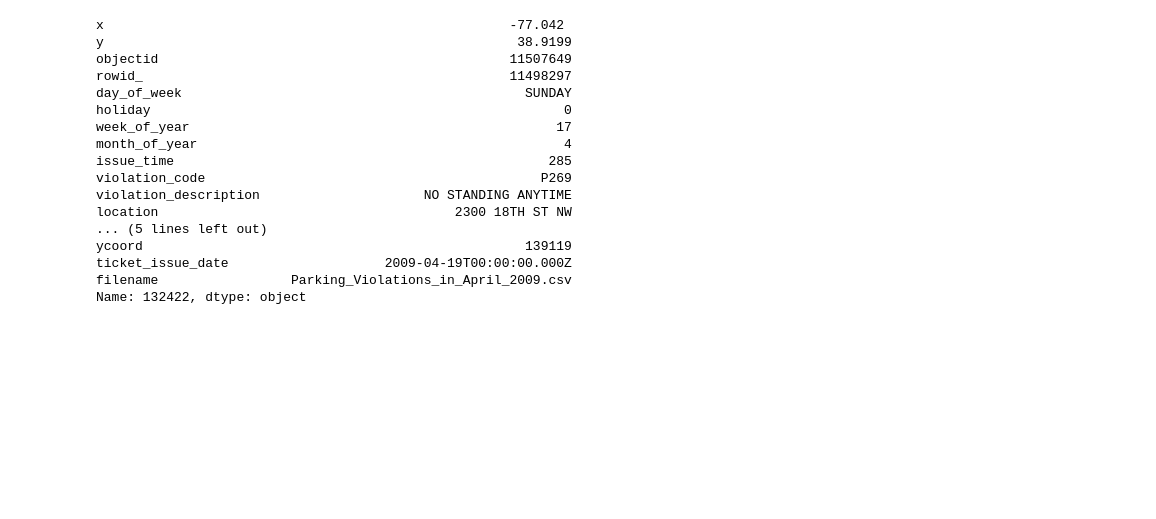
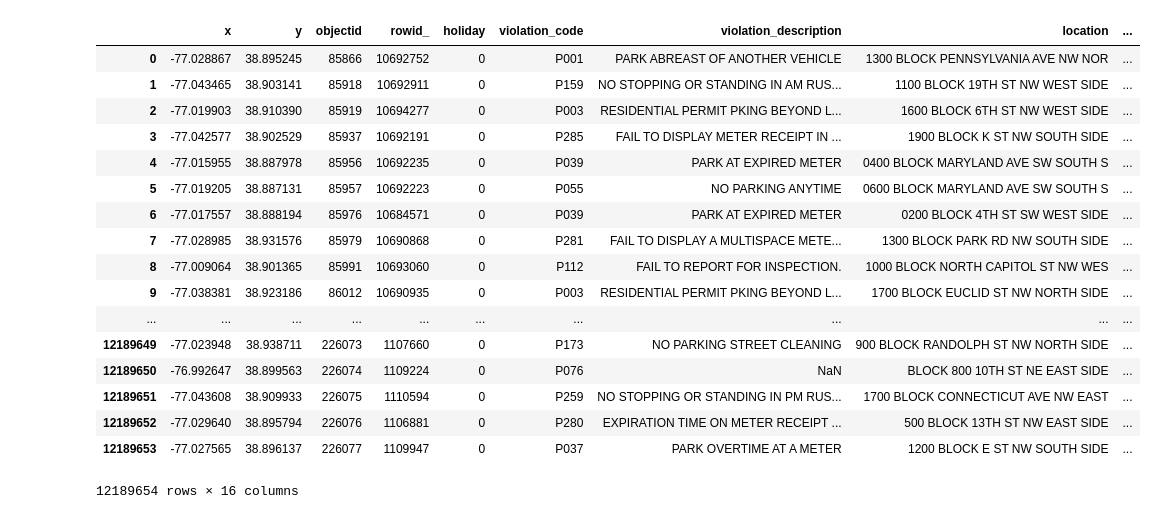
Before and after one commit to ndanielsen/dc_traffic_data, a Jupyter notebook: notebooks/Parking violations - data tidy up.ipynb, the cells around one changed output. Drawn from its saved outputs; the diff is of its cells as text; code cells hidden in the pictures; blank space fills up the shorter version.

Commit message:
parking violations data is clean

```diff
--- a/notebooks/Parking violations - data tidy up.ipynb
+++ b/notebooks/Parking violations - data tidy up.ipynb
@@ -9,13 +9,12 @@ files = glob.glob('../vz-hackathon/**')
 parking_violations = [f for f in files if 'Parking_Violations_in' in f]
 # %%
 list_ = []
-for file_ in parking_violations:
+for file_ in parking_violations[:]:
     df = pd.read_csv(file_,index_col=None, header=0)
 
     filename = file_[len('../vz-hackathon/'):]
 
     df['filename'] = filename
-
 
     list_.append(df)
 
@@ -23,9 +22,10 @@ frame = pd.concat(list_)
 
 # TESTs
 assert frame.filename.nunique() == len(parking_violations)
-
 frame.columns = [col.lower() for col in frame.columns]
 frame = frame.reset_index(drop=True)
+# %%
+df = frame.copy()
 # %%
 # fuctnions
 
@@ -43,9 +43,6 @@ def mil_to_time(x):
     elif lg == 3:
         t = '0' + x[0] + ':' + x[1:] + ':00.000Z'
 
-        if int(t[3]) > 5:
-            t = t[:2] + '5' + t[4:]
-
     elif lg == 2:
         t = '0' + '0' + ':' + x + ':00.000Z'
 
@@ -55,4 +52,7 @@ def mil_to_time(x):
     else:
         t = '00:00.000Z'
 
+    if int(t[3]) > 5:
+        t = t[:2]+ ':' + '5' + t[4:]
+
     return t
@@ -61,6 +59,7 @@ frame['issue_time_military'] = frame.issue_time.apply(str).apply(mil_to_time)
 # %%
 ## Feature engineering
-dates = frame.ticket_issue_date.str[:10] + 'T' #+
-frame['ticket_issue_datetime'] = dates + frame.issue_time_military
-frame['holiday'] = frame.holiday != 0
+df['issue_time_military'] = df.issue_time.apply(str).apply(mil_to_time)
+dates = df.ticket_issue_date.str[:10] + 'T' #+
+df['ticket_issue_datetime'] = dates + df.issue_time_military
+df['holiday'] = df.holiday != 0
 # %%
@@ -159,22 +79,23 @@ for i, t in enumerate(frame.ticket_issue_datetime):
-# %%
-frame.iloc[132422]
-# %% [output]
-﻿x                                                    -77.042
-y                                                     38.9199
-objectid                                             11507649
-rowid_                                               11498297
-day_of_week                                            SUNDAY
-holiday                                                     0
-week_of_year                                               17
-month_of_year                                               4
-issue_time                                                285
-violation_code                                           P269
-violation_description                     NO STANDING ANYTIME
-location                                      2300 18TH ST NW
-... (5 lines left out)
-ycoord                                                 139119
-ticket_issue_date                    2009-04-19T00:00:00.000Z
-filename                 Parking_Violations_in_April_2009.csv
-Name: 132422, dtype: object
+# %%
+df
+# %% [output]
+|  | ﻿x | y | objectid | rowid_ | holiday | violation_code | violation_description | location | ... |
+| 0 | -77.028867 | 38.895245 | 85866 | 10692752 | 0 | P001 | PARK ABREAST OF ANOTHER VEHICLE | 1300 BLOCK PENNSYLVANIA AVE NW NOR | ... |
+| 1 | -77.043465 | 38.903141 | 85918 | 10692911 | 0 | P159 | NO STOPPING OR STANDING IN AM RUS... | 1100 BLOCK 19TH ST NW WEST SIDE | ... |
+| 2 | -77.019903 | 38.910390 | 85919 | 10694277 | 0 | P003 | RESIDENTIAL PERMIT PKING BEYOND L... | 1600 BLOCK 6TH ST NW WEST SIDE | ... |
+| 3 | -77.042577 | 38.902529 | 85937 | 10692191 | 0 | P285 | FAIL TO DISPLAY METER RECEIPT IN ... | 1900 BLOCK K ST NW SOUTH SIDE | ... |
+| 4 | -77.015955 | 38.887978 | 85956 | 10692235 | 0 | P039 | PARK AT EXPIRED METER | 0400 BLOCK MARYLAND AVE SW SOUTH S | ... |
+| 5 | -77.019205 | 38.887131 | 85957 | 10692223 | 0 | P055 | NO PARKING ANYTIME | 0600 BLOCK MARYLAND AVE SW SOUTH S | ... |
+| 6 | -77.017557 | 38.888194 | 85976 | 10684571 | 0 | P039 | PARK AT EXPIRED METER | 0200 BLOCK 4TH ST SW WEST SIDE | ... |
+| 7 | -77.028985 | 38.931576 | 85979 | 10690868 | 0 | P281 | FAIL TO DISPLAY A MULTISPACE METE... | 1300 BLOCK PARK RD NW SOUTH SIDE | ... |
+| 8 | -77.009064 | 38.901365 | 85991 | 10693060 | 0 | P112 | FAIL TO REPORT FOR INSPECTION. | 1000 BLOCK NORTH CAPITOL ST NW WES | ... |
+| 9 | -77.038381 | 38.923186 | 86012 | 10690935 | 0 | P003 | RESIDENTIAL PERMIT PKING BEYOND L... | 1700 BLOCK EUCLID ST NW NORTH SIDE | ... |
+| ... | ... | ... | ... | ... | ... | ... | ... | ... | ... |
+| 12189649 | -77.023948 | 38.938711 | 226073 | 1107660 | 0 | P173 | NO PARKING STREET CLEANING | 900 BLOCK RANDOLPH ST NW NORTH SIDE | ... |
+| 12189650 | -76.992647 | 38.899563 | 226074 | 1109224 | 0 | P076 | NaN | BLOCK 800 10TH ST NE EAST SIDE | ... |
+| 12189651 | -77.043608 | 38.909933 | 226075 | 1110594 | 0 | P259 | NO STOPPING OR STANDING IN PM RUS... | 1700 BLOCK CONNECTICUT AVE NW EAST | ... |
+| 12189652 | -77.029640 | 38.895794 | 226076 | 1106881 | 0 | P280 | EXPIRATION TIME ON METER RECEIPT ... | 500 BLOCK 13TH ST NW EAST SIDE | ... |
+| 12189653 | -77.027565 | 38.896137 | 226077 | 1109947 | 0 | P037 | PARK OVERTIME AT A METER | 1200 BLOCK E ST NW SOUTH SIDE | ... |
+12189654 rows × 16 columns
 # %%
 # frame.to_json('parking_violations.json')
```
Also changed, not shown: parts of 8 cells of this notebook.
